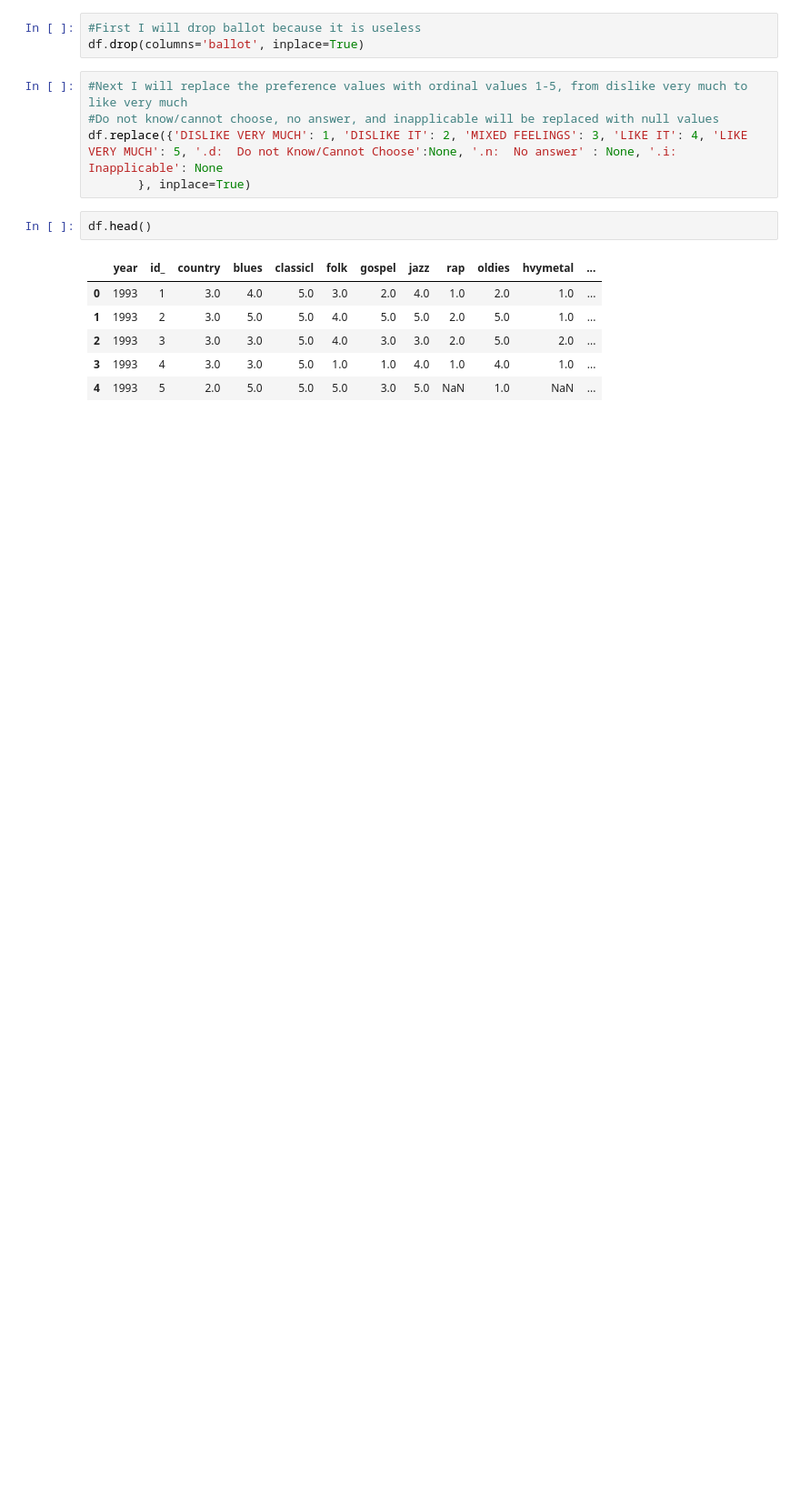
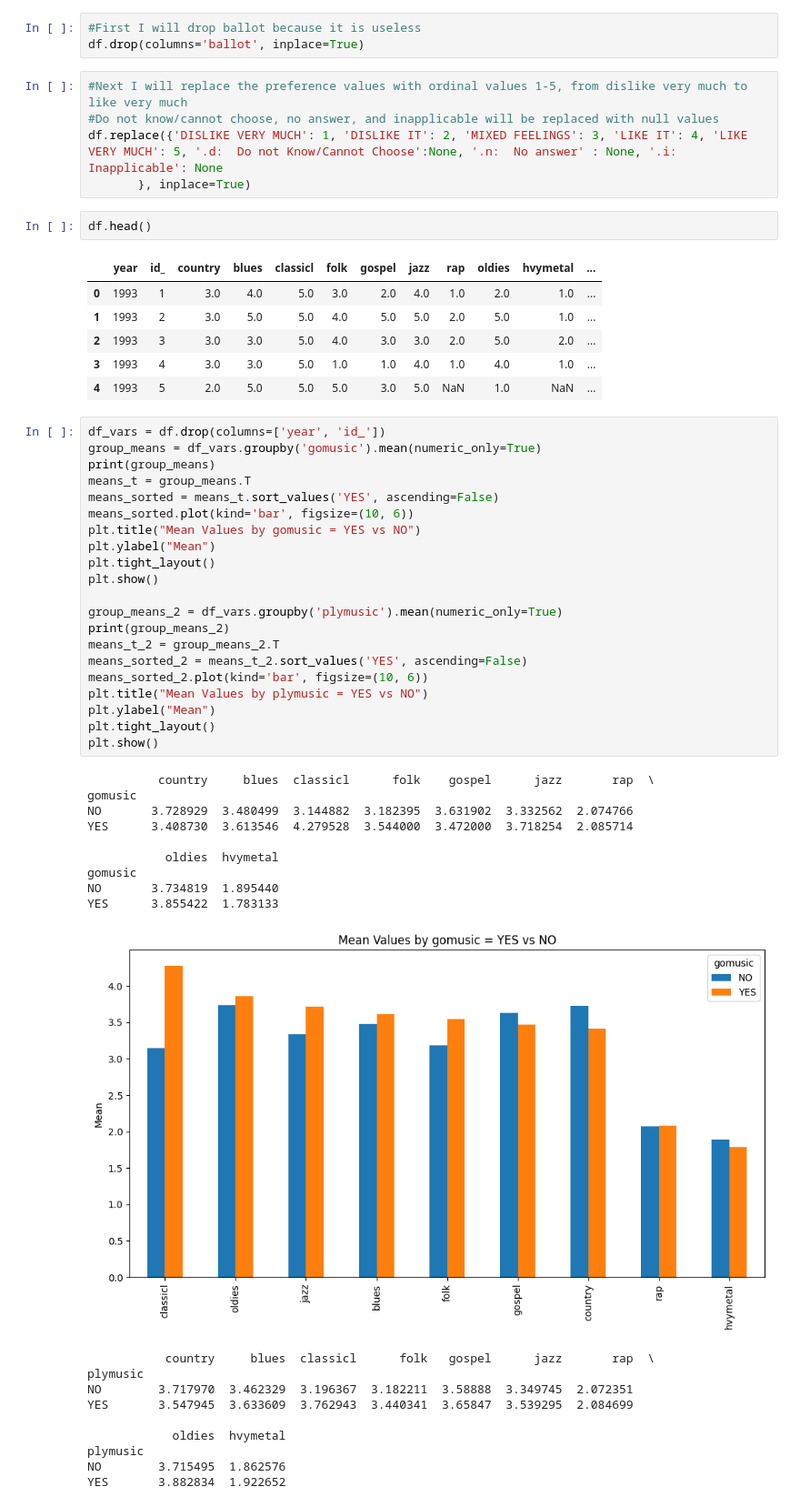
Before and after one commit to benshults22/EDA, a Jupyter notebook: lab/extra_credit.ipynb, the cells around one changed output. Shown at 91% size. Saved outputs shown, nothing was run; the diff lists cells and outputs as text; blank space fills up the shorter version.

```diff
--- a/lab/extra_credit.ipynb
+++ b/lab/extra_credit.ipynb
@@ -77,3 +79,44 @@ df.head()
 | 2 | 1993 | 3 | 3.0 | 3.0 | 5.0 | 4.0 | 3.0 | 3.0 | 2.0 | 5.0 | 2.0 | ... |
 | 3 | 1993 | 4 | 3.0 | 3.0 | 5.0 | 1.0 | 1.0 | 4.0 | 1.0 | 4.0 | 1.0 | ... |
 | 4 | 1993 | 5 | 2.0 | 5.0 | 5.0 | 5.0 | 3.0 | 5.0 | NaN | 1.0 | NaN | ... |
+# %%
+df_vars = df.drop(columns=['year', 'id_'])
+group_means = df_vars.groupby('gomusic').mean(numeric_only=True)
+print(group_means)
+means_t = group_means.T
+means_sorted = means_t.sort_values('YES', ascending=False)
+means_sorted.plot(kind='bar', figsize=(10, 6))
+plt.title("Mean Values by gomusic = YES vs NO")
+plt.ylabel("Mean")
+plt.tight_layout()
+plt.show()
+
+group_means_2 = df_vars.groupby('plymusic').mean(numeric_only=True)
+print(group_means_2)
+means_t_2 = group_means_2.T
+means_sorted_2 = means_t_2.sort_values('YES', ascending=False)
+means_sorted_2.plot(kind='bar', figsize=(10, 6))
+plt.title("Mean Values by plymusic = YES vs NO")
+plt.ylabel("Mean")
+plt.tight_layout()
+plt.show()
+# %% [output]
+          country     blues  classicl      folk    gospel      jazz       rap  \
+gomusic
+NO       3.728929  3.480499  3.144882  3.182395  3.631902  3.332562  2.074766
+YES      3.408730  3.613546  4.279528  3.544000  3.472000  3.718254  2.085714
+
+           oldies  hvymetal
+gomusic
+NO       3.734819  1.895440
+YES      3.855422  1.783133
+[figure, added]
+           country     blues  classicl      folk   gospel      jazz       rap  \
+plymusic
+NO        3.717970  3.462329  3.196367  3.182211  3.58888  3.349745  2.072351
+YES       3.547945  3.633609  3.762943  3.440341  3.65847  3.539295  2.084699
+
+            oldies  hvymetal
+plymusic
+NO        3.715495  1.862576
+YES       3.882834  1.922652
```
Also changed, not shown: parts of 8 cells of this notebook.
